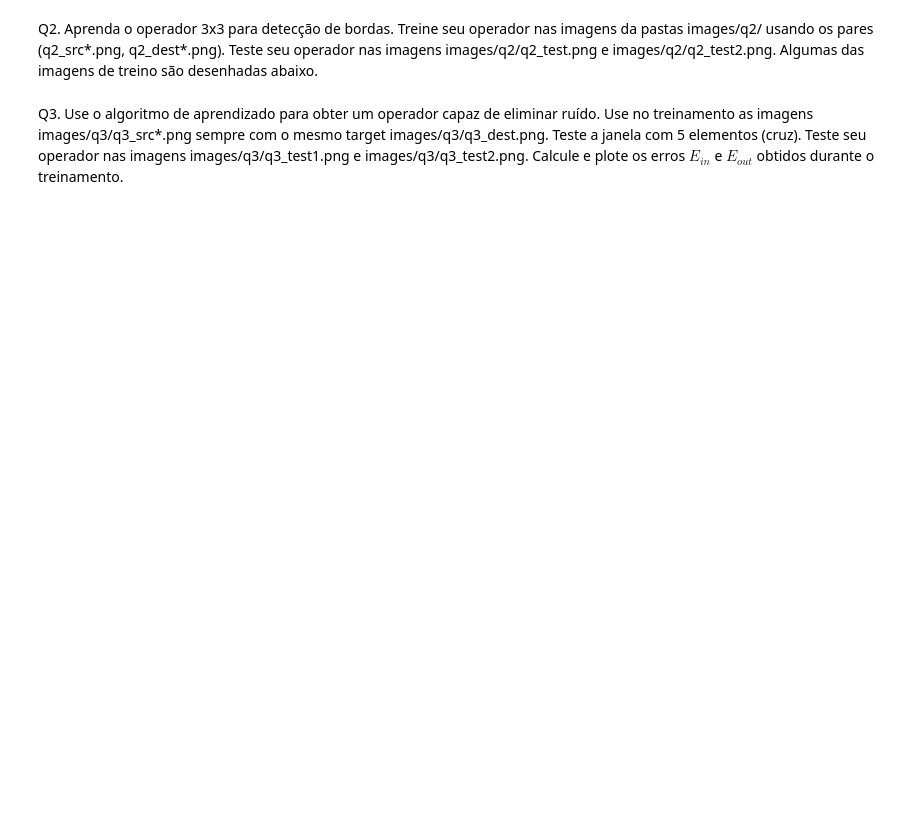
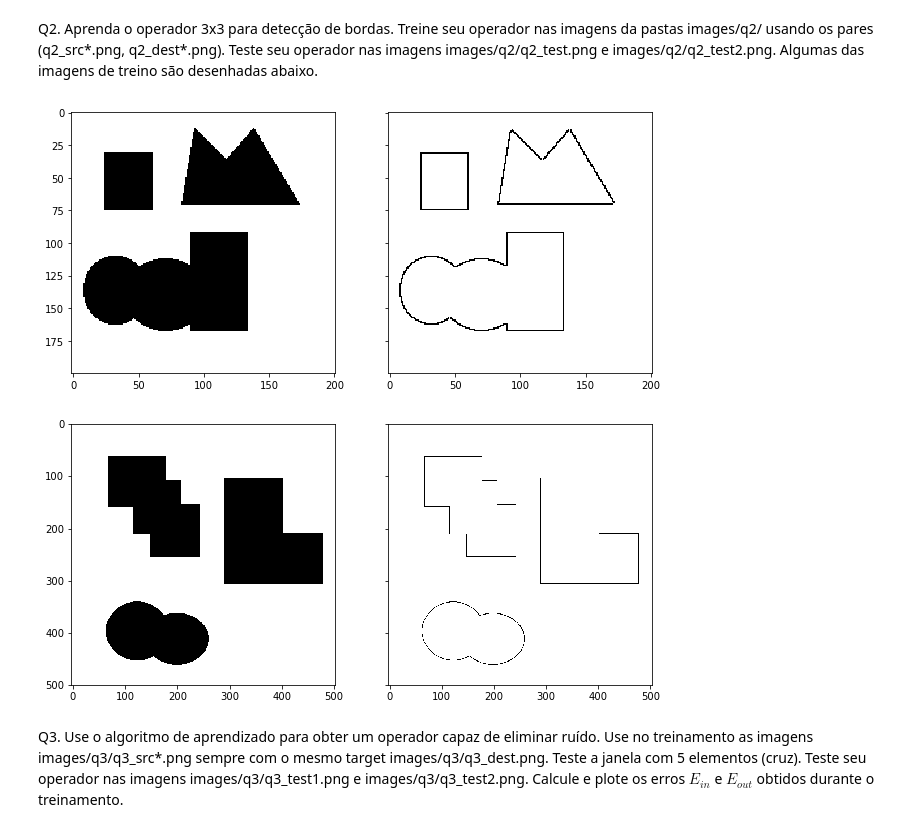
Before and after one commit to gustavoem/bcc, a Jupyter notebook: 7semestre/460/ep1/ep1.ipynb, the cells around one changed output. Saved outputs shown, nothing was run; the diff lists cells and outputs as text; code cells hidden in the pictures; blank space fills up the shorter version.

```diff
--- a/7semestre/460/ep1/ep1.ipynb
+++ b/7semestre/460/ep1/ep1.ipynb
@@ -201,16 +230,40 @@ Q2. Aprenda o operador 3x3 para detecção de bordas. Treine seu operador nas im
 # %%
 src2_1 = read_img('images/q2/q2_src1.png')
 src2_2 = read_img('images/q2/q2_src2.png')
 src2_3 = read_img('images/q2/q2_src3.png')
-
 dest2_1 = read_img('images/q2/q2_dest1.png')
 dest2_2 = read_img('images/q2/q2_dest2.png')
 dest2_3 = read_img('images/q2/q2_dest3.png')
+q2_test = read_img ('images/q2/q2_test.png')
+q2_test2 = read_img ('images/q2/q2_test2.png')
 
+# Learns patter from src*, dest*
+wopl = WOperatorLearner (3, 3)
+w_shape = (3, 3)
+wopl.sample_image (src2_1, dest2_1)
+wopl.sample_image (src2_2, dest2_2)
+wopl.sample_image (src2_3, dest2_3)
 
-draw_img_pair(src2_1, dest2_1)
-draw_img_pair(src2_2, dest2_2)
-draw_img_pair(src2_3, dest2_3)
+# Prints pattern table
+# print ('---------- Pattern table ---------')
+# table = wopl.get_samples ()
+# for key in table:
+#     w = int_to_window (key, 2, w_shape)
+#     print (w.tolist (), end=' ')
+#     print ('zeros = ' + str (table[key][0]) + ', uns = ' + str (table[key][1]))
+
+# Creates W-Operator
+h = wopl.get_hypothesis ()
+wop = WOperator (h, w_shape)
+
+# Transform q2_test and q2_test2
+res1 = wop.operate_image (q2_test)
+res2 = wop.operate_image (q2_test2)
+draw_img_pair(q2_test, res1)
+draw_img_pair(q2_test2, res2)
+# %% [output]
+[figure, added]
+[figure, added]
 # %% [markdown]
 Q3. Use o algoritmo de aprendizado para obter um operador capaz de eliminar ruído. Use no treinamento as imagens images/q3/q3_src\*.png sempre com o mesmo target images/q3/q3_dest.png. Teste a janela com 5 elementos (cruz). Teste seu operador nas imagens images/q3/q3_test1.png e images/q3/q3_test2.png. Calcule e plote os erros $E_{in}$ e $E_{out}$ obtidos durante o treinamento.
 # %%
```
Also changed, not shown: parts of 7 cells of this notebook.
